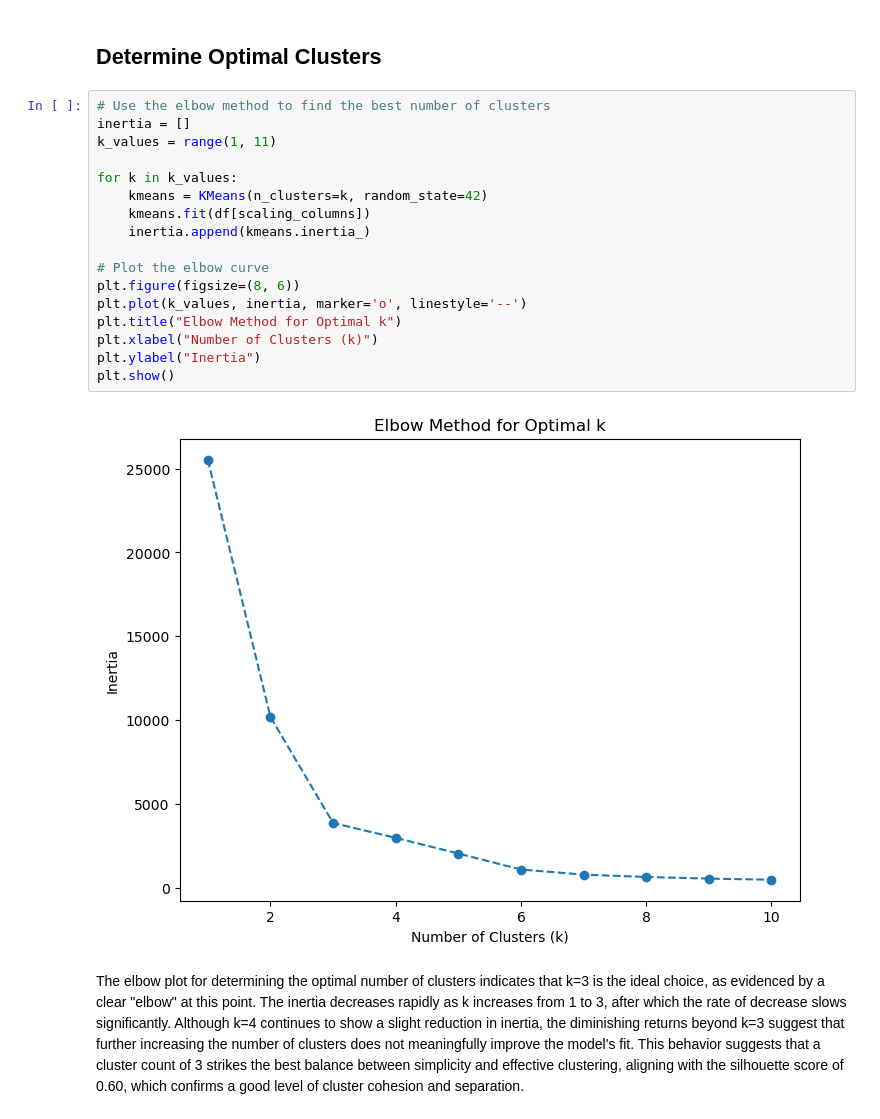
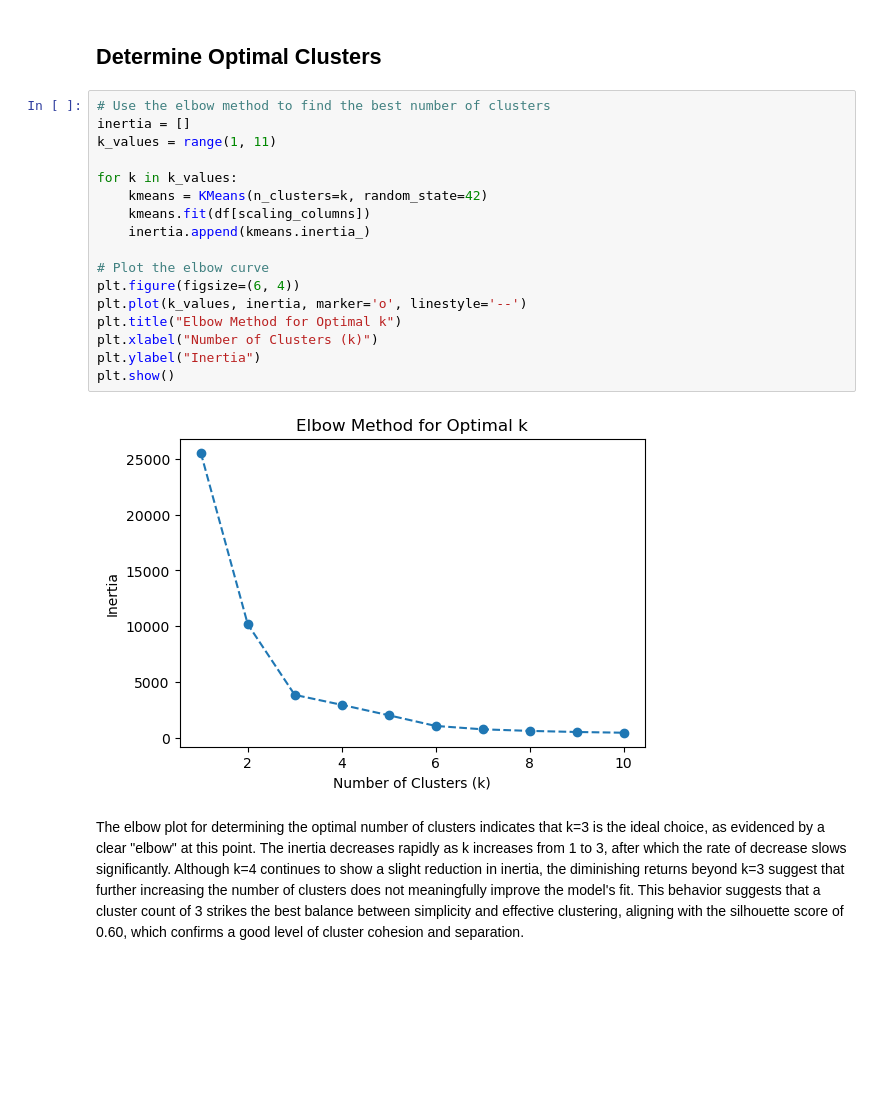
Before and after one commit to Ehnkay-Bassie/Customer_Segmentation, a Jupyter notebook: Customer_Segmentation_Model.ipynb, the cells around one changed output. Drawn from its saved outputs; the diff is of its cells as text; blank space fills up the shorter version.

```diff
--- a/Customer_Segmentation_Model.ipynb
+++ b/Customer_Segmentation_Model.ipynb
@@ -247,22 +249,22 @@ The heatmap shows a strong positive correlation between Revenue and Cost, Unit C
 # %%
 # Use the elbow method to find the best number of clusters
 inertia = []
 k_values = range(1, 11)
 
 for k in k_values:
     kmeans = KMeans(n_clusters=k, random_state=42)
     kmeans.fit(df[scaling_columns])
     inertia.append(kmeans.inertia_)
 
 # Plot the elbow curve
-plt.figure(figsize=(8, 6))
+plt.figure(figsize=(6, 4))
 plt.plot(k_values, inertia, marker='o', linestyle='--')
 plt.title("Elbow Method for Optimal k")
 plt.xlabel("Number of Clusters (k)")
 plt.ylabel("Inertia")
 plt.show()
 # %% [output]
-[figure, old version]
+[figure, new version]
 # %% [markdown]
 The elbow plot for determining the optimal number of clusters indicates that k=3 is the ideal choice, as evidenced by a clear "elbow" at this point. The inertia decreases rapidly as k increases from 1 to 3, after which the rate of decrease slows significantly. Although k=4 continues to show a slight reduction in inertia, the diminishing returns beyond k=3 suggest that further increasing the number of clusters does not meaningfully improve the model's fit. This behavior suggests that a cluster count of 3 strikes the best balance between simplicity and effective clustering, aligning with the silhouette score of 0.60, which confirms a good level of cluster cohesion and separation.
 # %% [markdown]
```
Also changed, not shown: parts of 12 cells of this notebook.
